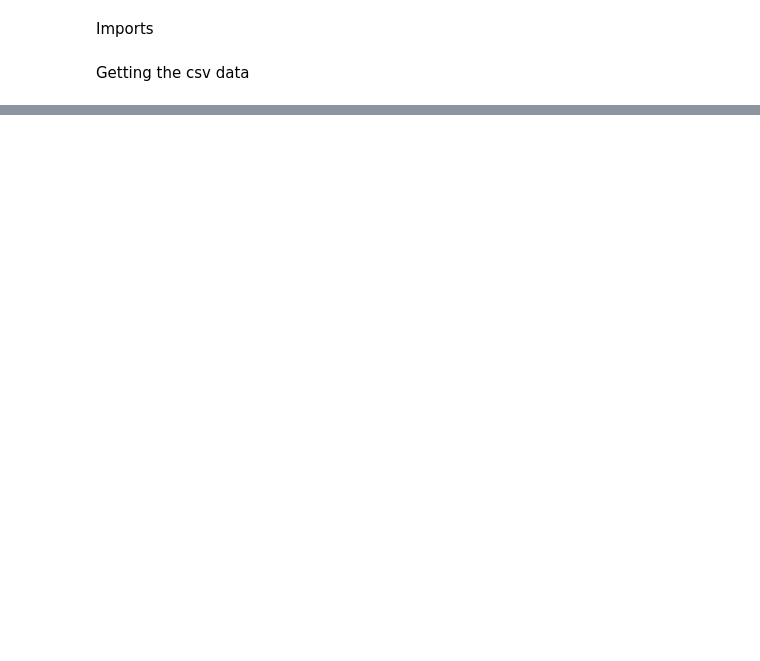
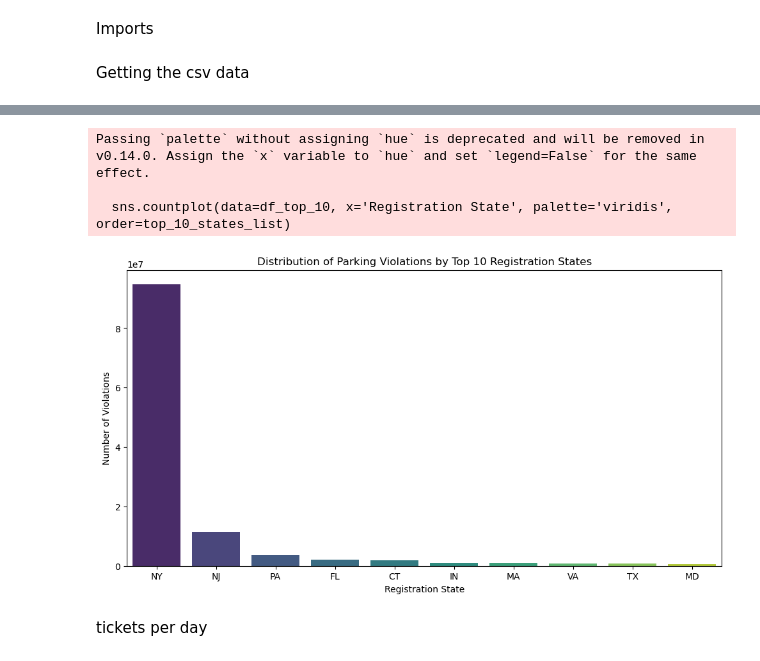
Before and after one commit to AnjaH4/BD_project, a Jupyter notebook: eda.ipynb, the cells around one changed output, grey strips where cells are left out. Drawn from its saved outputs; the diff is of its cells as text; code cells hidden in the pictures; blank space fills up the shorter version.

```diff
--- a/eda.ipynb
+++ b/eda.ipynb
@@ -53,0 +376,36 @@ dd_2014.head()
+# %%
+import dask.dataframe as dd
+
+# Load the DataFrame with Dask
+df_dask = dd.from_pandas(df_all, npartitions=10)
+
+# Compute the top 10 registration states
+top_10_states = df_dask['Registration State'].value_counts().nlargest(10).compute()
+
+# Extract the top 10 states
+top_10_states_list = top_10_states.index.tolist()
+# %%
+# Filter the Dask DataFrame for the top 10 states
+df_top_10_dask = df_dask[df_dask['Registration State'].isin(top_10_states_list)]
+
+# Convert to Pandas DataFrame for plotting
+df_top_10 = df_top_10_dask.compute()
+# %%
+import seaborn as sns
+import matplotlib.pyplot as plt
+
+# Plot the distribution of the top 10 registration states
+plt.figure(figsize=(12, 6))
+sns.countplot(data=df_top_10, x='Registration State', palette='viridis', order=top_10_states_list)
+plt.title('Distribution of Parking Violations by Top 10 Registration States')
+plt.xlabel('Registration State')
+plt.ylabel('Number of Violations')
+#plt.xticks(rotation=45)
+plt.show()
+# %% [output]
+Passing `palette` without assigning `hue` is deprecated and will be removed in v0.14.0. Assign the `x` variable to `hue` and set `legend=False` for the same effect.
+
+  sns.countplot(data=df_top_10, x='Registration State', palette='viridis', order=top_10_states_list)
+[figure, added]
+# %% [markdown]
+tickets per day
```
Also changed, not shown: parts of 48 cells of this notebook, 8 other files.
